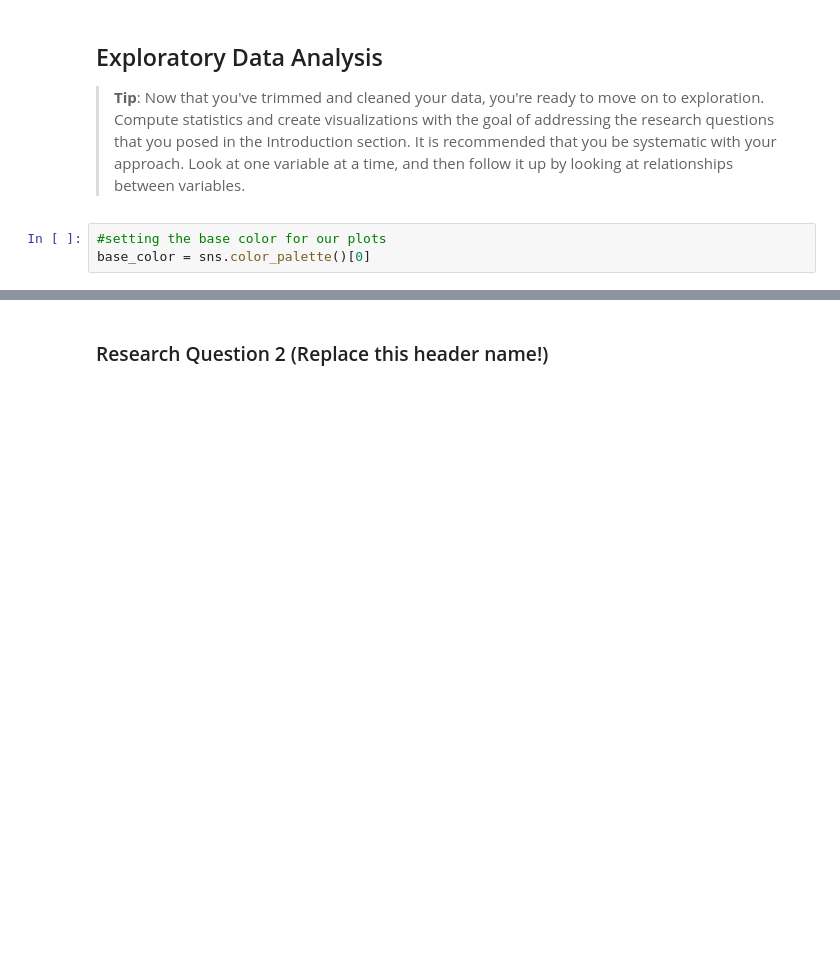
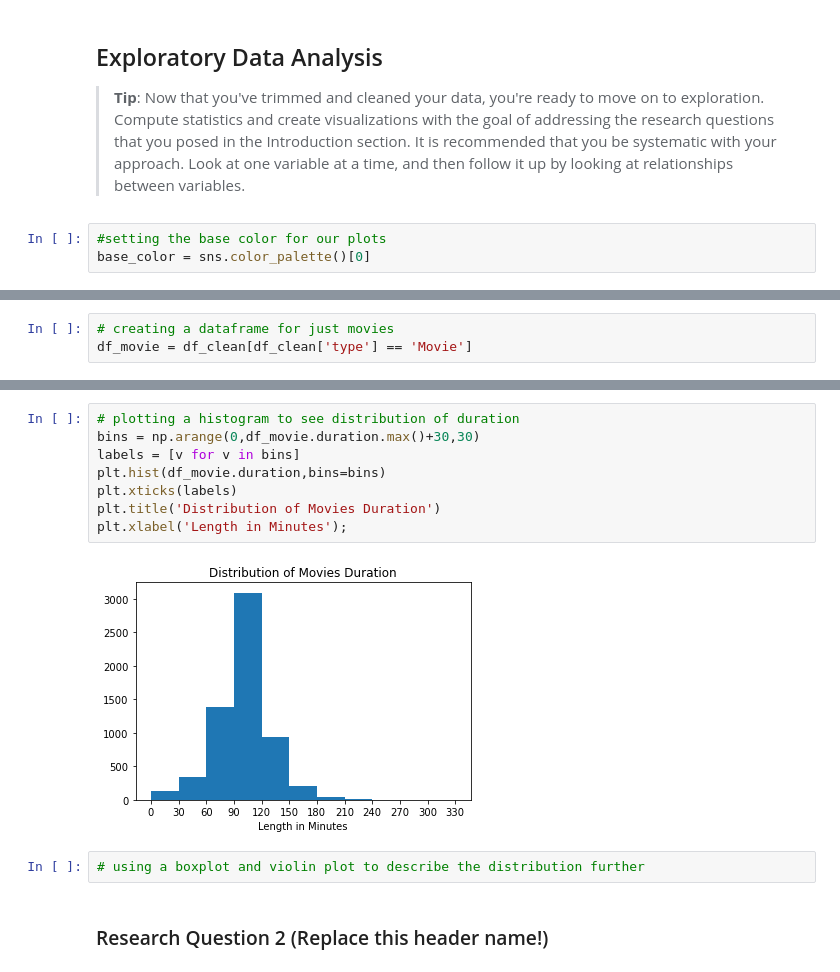
Before and after one commit to manlikesolomon/Analysis-Of-Netflix-Data, a Jupyter notebook: Netflix Data EDA.ipynb, the cells around one changed output, grey strips where cells are left out. Saved outputs shown, nothing was run; the diff lists cells and outputs as text; blank space fills up the shorter version.

```diff
--- a/Netflix Data EDA.ipynb
+++ b/Netflix Data EDA.ipynb
@@ -219,0 +253,3 @@ plt.title('Count of Movies and Tv shows');
+# %%
+# creating a dataframe for just movies
+df_movie = df_clean[df_clean['type'] == 'Movie']
@@ -220,3 +268,15 @@ plt.title('Count of Movies and Tv shows');
+# %%
+# plotting a histogram to see distribution of duration
+bins = np.arange(0,df_movie.duration.max()+30,30)
+labels = [v for v in bins]
+plt.hist(df_movie.duration,bins=bins)
+plt.xticks(labels)
+plt.title('Distribution of Movies Duration')
+plt.xlabel('Length in Minutes');
+# %% [output]
+[figure, added]
+# %%
+# using a boxplot and violin plot to describe the distribution further
 # %% [markdown]
 ### Research Question 2  (Replace this header name!)
 # %%
```
Also changed, not shown: parts of 12 cells of this notebook.
